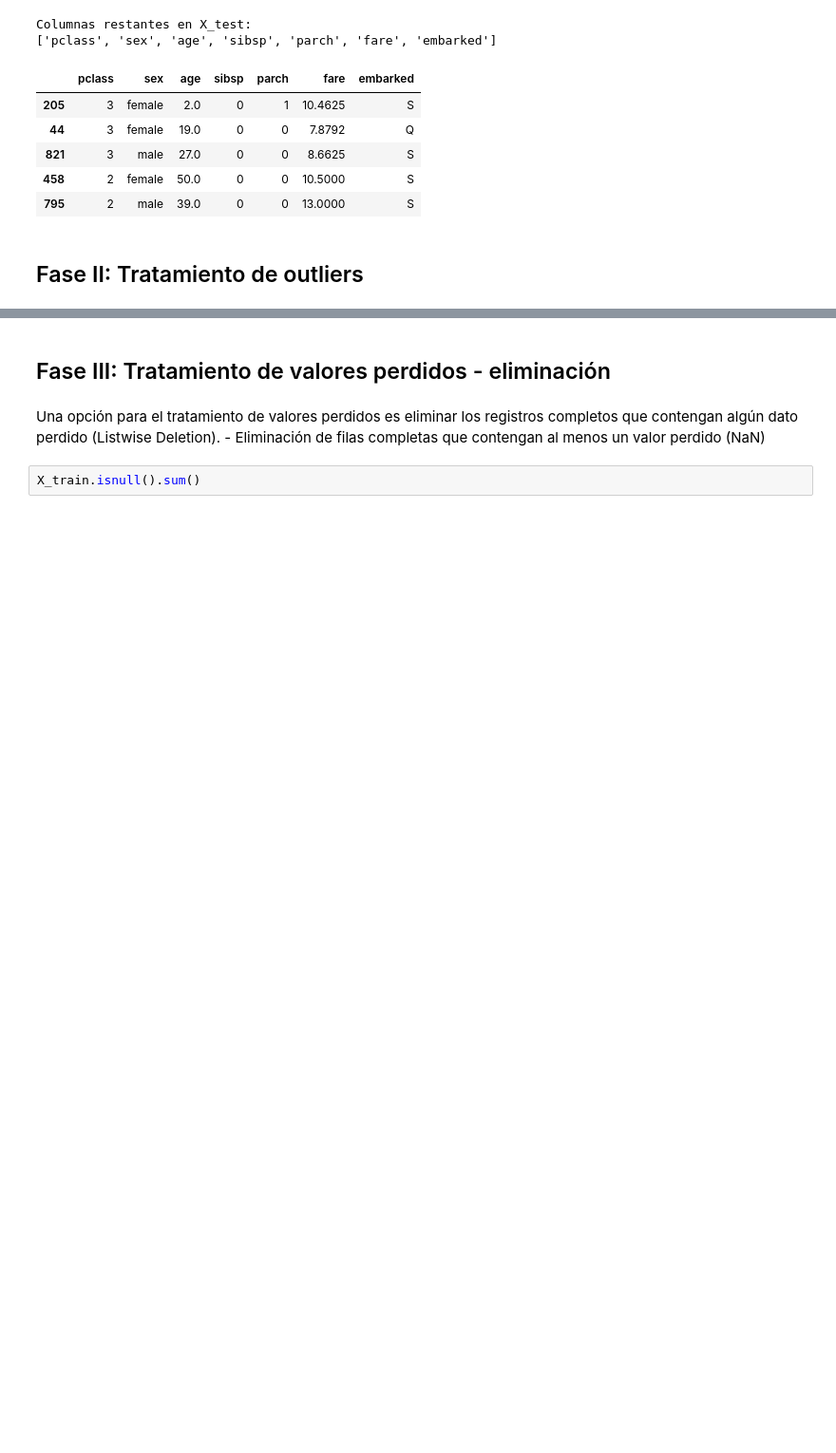
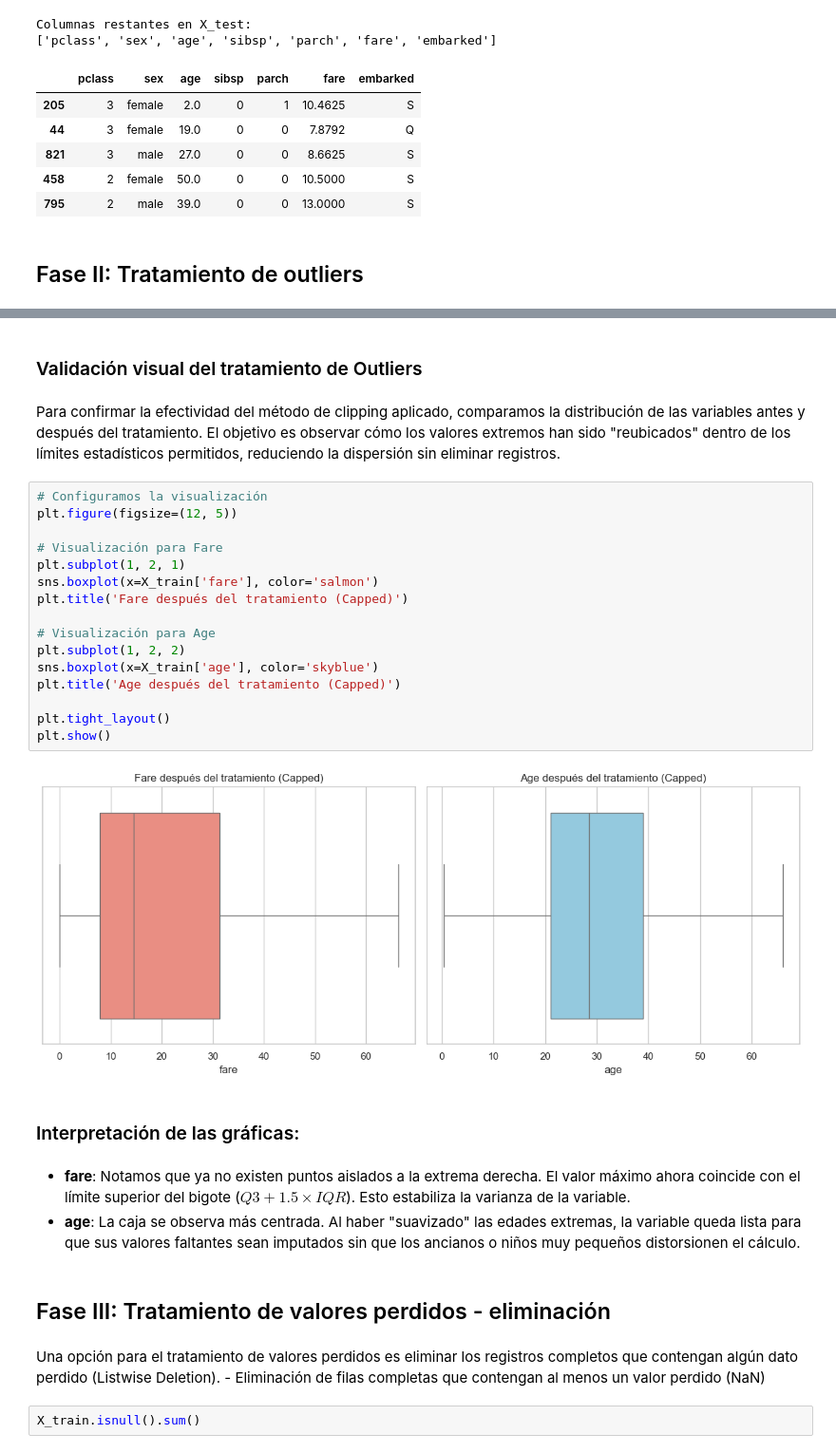
Before and after one commit to duvan1026/Titanic_Big_Data, a Jupyter notebook: ABD_CastroBautistaDuvanDario.ipynb, the cells around one changed output, grey strips where cells are left out. Shown at 95% size. Saved outputs shown, nothing was run; the diff lists cells and outputs as text; blank space fills up the shorter version.

```diff
--- a/ABD_CastroBautistaDuvanDario.ipynb
+++ b/ABD_CastroBautistaDuvanDario.ipynb
@@ -1157,3 +1015,30 @@ plt.show()
+# %% [markdown]
+### Validación visual del tratamiento de Outliers
+# %% [markdown]
+Para confirmar la efectividad del método de clipping aplicado, comparamos la distribución de las variables antes y después del tratamiento. El objetivo es observar cómo los valores extremos han sido "reubicados" dentro de los límites estadísticos permitidos, reduciendo la dispersión sin eliminar registros.
+# %%
+# Configuramos la visualización
+plt.figure(figsize=(12, 5))
+
+# Visualización para Fare
+plt.subplot(1, 2, 1)
+sns.boxplot(x=X_train['fare'], color='salmon')
+plt.title('Fare después del tratamiento (Capped)')
+
+# Visualización para Age
+plt.subplot(1, 2, 2)
+sns.boxplot(x=X_train['age'], color='skyblue')
+plt.title('Age después del tratamiento (Capped)')
+
+plt.tight_layout()
+plt.show()
+# %% [output]
+[figure, added]
+# %% [markdown]
+### Interpretación de las gráficas:
+# %% [markdown]
+* **fare**: Notamos que ya no existen puntos aislados a la extrema derecha. El valor máximo ahora coincide con el límite superior del bigote ($Q3 + 1.5 \times IQR$). Esto estabiliza la varianza de la variable.
+* **age**: La caja se observa más centrada. Al haber "suavizado" las edades extremas, la variable queda lista para que sus valores faltantes sean imputados sin que los ancianos o niños muy pequeños distorsionen el cálculo.
 # %% [markdown]
 ## Fase III: Tratamiento de valores perdidos - eliminación
 # %% [markdown]
```
Also changed, not shown: parts of 60 cells of this notebook.
